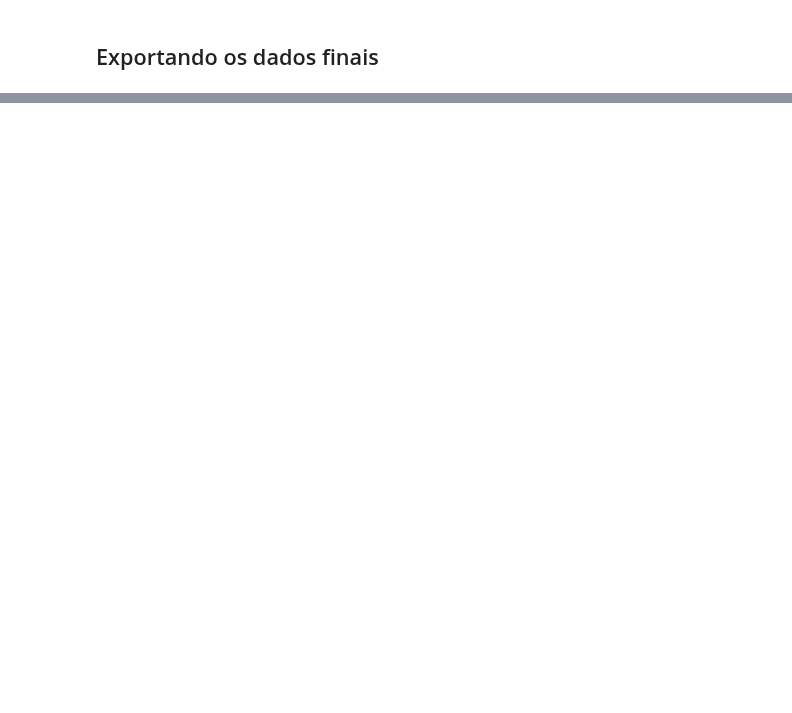
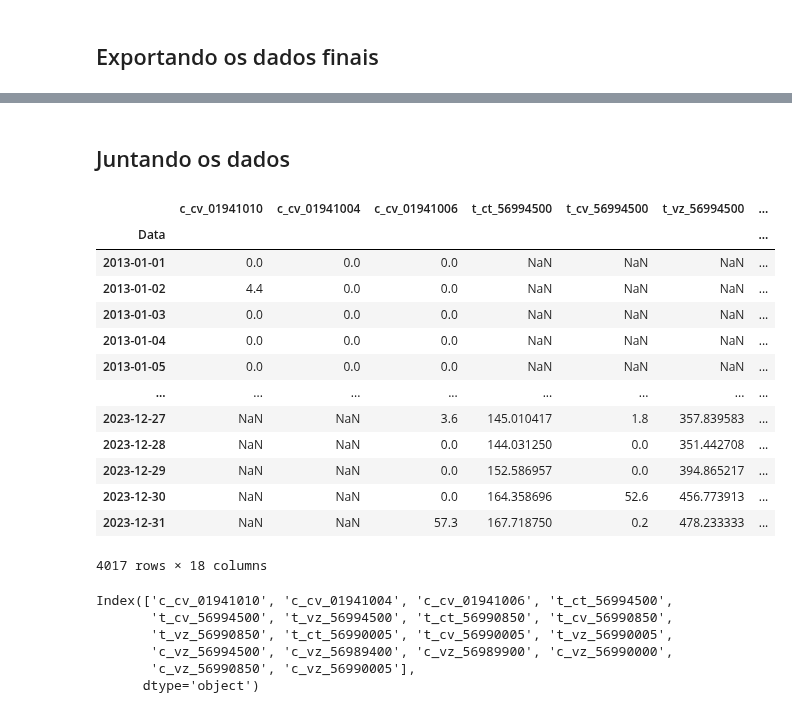
Before and after one commit to wasf84/pgmc-mestrado, a Jupyter notebook: dissertacao/bacia_rio_doce/download_ajuste_dados.ipynb, the cells around one changed output, grey strips where cells are left out. Drawn from its saved outputs; the diff is of its cells as text; code cells hidden in the pictures; blank space fills up the shorter version.

```diff
--- a/dissertacao/bacia_rio_doce/download_ajuste_dados.ipynb
+++ b/dissertacao/bacia_rio_doce/download_ajuste_dados.ipynb
@@ -1039,0 +1276,39 @@ df.to_excel('medio_rio_doce_final.xlsx')
+# %% [markdown]
+## Juntando os dados
+# %%
+arquivos = ['baixo_rio_doce_dados_chuva_conv.xlsx', 'baixo_rio_doce_dados_tele.xlsx', 'baixo_rio_doce_dados_vazao_conv.xlsx']
+# %%
+# Vou fazer a carga primeiro dos dados telemétricos, porque é onde tem mais informação de uma única vez.
+# Depois concateno os outros arquivos. Mas a ordem tanto faz aqui, só estipulei assim porque acho melhor
+
+df = pd.read_excel(arquivos[0], sheet_name=0, index_col=0, header=0, parse_dates=['Data'])
+
+for a in range(1, len(arquivos)):
+    df_temp = pd.read_excel(arquivos[a], sheet_name=0, index_col=0, header=0, parse_dates=['Data'])
+    df = pd.concat([df, df_temp], axis=1)
+
+df
+# %% [output]
+|  | c_cv_01941010 | c_cv_01941004 | c_cv_01941006 | t_ct_56994500 | t_cv_56994500 | t_vz_56994500 | ... |
+| Data |  |  |  |  |  |  | ... |
+| 2013-01-01 | 0.0 | 0.0 | 0.0 | NaN | NaN | NaN | ... |
+| 2013-01-02 | 4.4 | 0.0 | 0.0 | NaN | NaN | NaN | ... |
+| 2013-01-03 | 0.0 | 0.0 | 0.0 | NaN | NaN | NaN | ... |
+| 2013-01-04 | 0.0 | 0.0 | 0.0 | NaN | NaN | NaN | ... |
+| 2013-01-05 | 0.0 | 0.0 | 0.0 | NaN | NaN | NaN | ... |
+| ... | ... | ... | ... | ... | ... | ... | ... |
+| 2023-12-27 | NaN | NaN | 3.6 | 145.010417 | 1.8 | 357.839583 | ... |
+| 2023-12-28 | NaN | NaN | 0.0 | 144.031250 | 0.0 | 351.442708 | ... |
+| 2023-12-29 | NaN | NaN | 0.0 | 152.586957 | 0.0 | 394.865217 | ... |
+| 2023-12-30 | NaN | NaN | 0.0 | 164.358696 | 52.6 | 456.773913 | ... |
+| 2023-12-31 | NaN | NaN | 57.3 | 167.718750 | 0.2 | 478.233333 | ... |
+4017 rows × 18 columns
+# %%
+df.columns
+# %% [output]
+Index(['c_cv_01941010', 'c_cv_01941004', 'c_cv_01941006', 't_ct_56994500',
+       't_cv_56994500', 't_vz_56994500', 't_ct_56990850', 't_cv_56990850',
+       't_vz_56990850', 't_ct_56990005', 't_cv_56990005', 't_vz_56990005',
+       'c_vz_56994500', 'c_vz_56989400', 'c_vz_56989900', 'c_vz_56990000',
+       'c_vz_56990850', 'c_vz_56990005'],
+      dtype='object')
```
Also changed, not shown: parts of 48 cells of this notebook, 13 other files.
